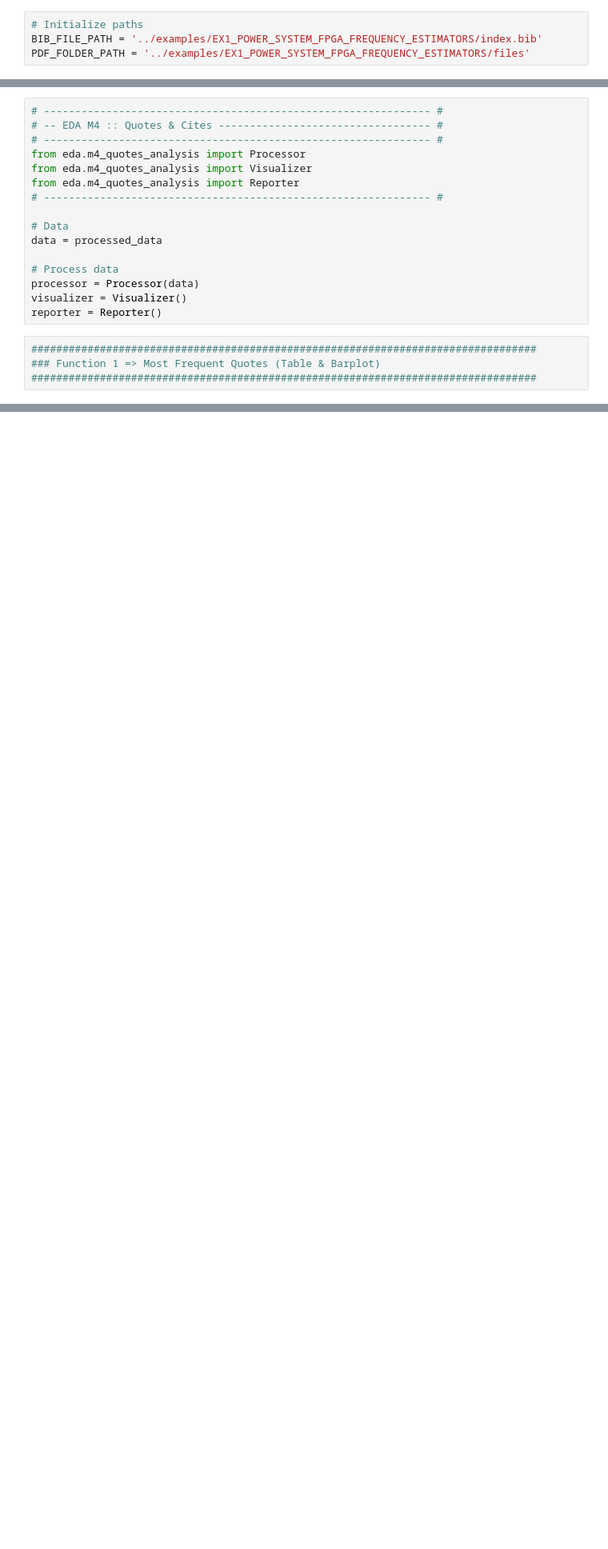
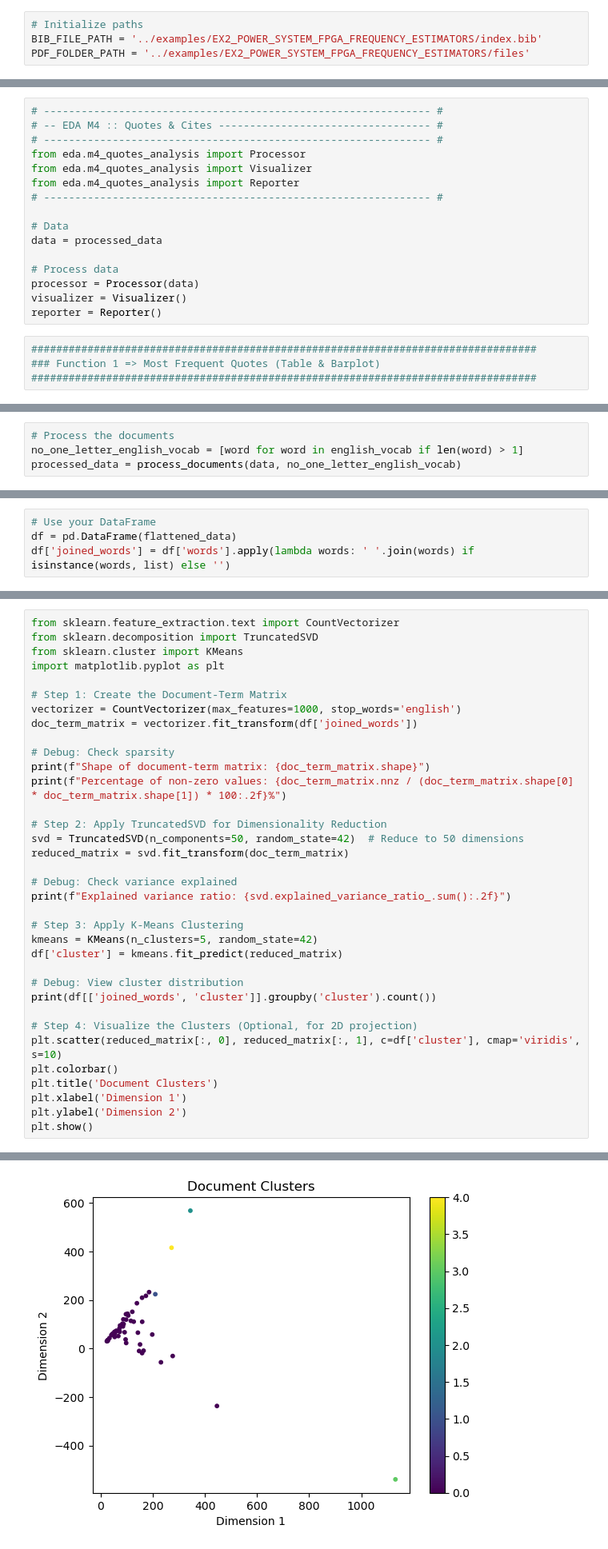
Before and after one commit to jlmayorgaco/ml-biblio-synth-tool, a Jupyter notebook: notebooks/N3_EDA_M4.ipynb, the cells around one changed output, grey strips where cells are left out. Shown at 80% size. Cells and saved outputs as stored; diff of their text form; blank space fills up the shorter version.

```diff
--- a/notebooks/N3_EDA_M4.ipynb
+++ b/notebooks/N3_EDA_M4.ipynb
@@ -30,8 +61,8 @@ True
 from DataLoaderClass import DataLoader
 # %%
 # Initialize paths
-BIB_FILE_PATH = '../examples/EX1_POWER_SYSTEM_FPGA_FREQUENCY_ESTIMATORS/index.bib'
-PDF_FOLDER_PATH = '../examples/EX1_POWER_SYSTEM_FPGA_FREQUENCY_ESTIMATORS/files'
+BIB_FILE_PATH = '../examples/EX2_POWER_SYSTEM_FPGA_FREQUENCY_ESTIMATORS/index.bib'
+PDF_FOLDER_PATH = '../examples/EX2_POWER_SYSTEM_FPGA_FREQUENCY_ESTIMATORS/files'
 # %%
 # Step 1: Data Loading and Processing
 loader = DataLoader(BIB_FILE_PATH, PDF_FOLDER_PATH)
@@ -293,0 +178,4 @@ themes_df
+# %%
+# Process the documents
+no_one_letter_english_vocab = [word for word in english_vocab if len(word) > 1]
+processed_data = process_documents(data, no_one_letter_english_vocab)
@@ -293,0 +201,4 @@ themes_df
+# %%
+# Use your DataFrame
+df = pd.DataFrame(flattened_data)
+df['joined_words'] = df['words'].apply(lambda words: ' '.join(words) if isinstance(words, list) else '')
@@ -293,0 +376,36 @@ themes_df
+# %%
+from sklearn.feature_extraction.text import CountVectorizer
+from sklearn.decomposition import TruncatedSVD
+from sklearn.cluster import KMeans
+import matplotlib.pyplot as plt
+
+# Step 1: Create the Document-Term Matrix
+vectorizer = CountVectorizer(max_features=1000, stop_words='english')
+doc_term_matrix = vectorizer.fit_transform(df['joined_words'])
+
+# Debug: Check sparsity
+print(f"Shape of document-term matrix: {doc_term_matrix.shape}")
+print(f"Percentage of non-zero values: {doc_term_matrix.nnz / (doc_term_matrix.shape[0] * doc_term_matrix.shape[1]) * 100:.2f}%")
+
+# Step 2: Apply TruncatedSVD for Dimensionality Reduction
+svd = TruncatedSVD(n_components=50, random_state=42)  # Reduce to 50 dimensions
+reduced_matrix = svd.fit_transform(doc_term_matrix)
+
+# Debug: Check variance explained
+print(f"Explained variance ratio: {svd.explained_variance_ratio_.sum():.2f}")
+
+# Step 3: Apply K-Means Clustering
+kmeans = KMeans(n_clusters=5, random_state=42)
+df['cluster'] = kmeans.fit_predict(reduced_matrix)
+
+# Debug: View cluster distribution
+print(df[['joined_words', 'cluster']].groupby('cluster').count())
+
+# Step 4: Visualize the Clusters (Optional, for 2D projection)
+plt.scatter(reduced_matrix[:, 0], reduced_matrix[:, 1], c=df['cluster'], cmap='viridis', s=10)
+plt.colorbar()
+plt.title('Document Clusters')
+plt.xlabel('Dimension 1')
+plt.ylabel('Dimension 2')
+plt.show()
+# %% [output]
@@ -293,0 +422 @@ themes_df
+[figure, added]
```
Also changed, not shown: parts of 25 cells of this notebook.
